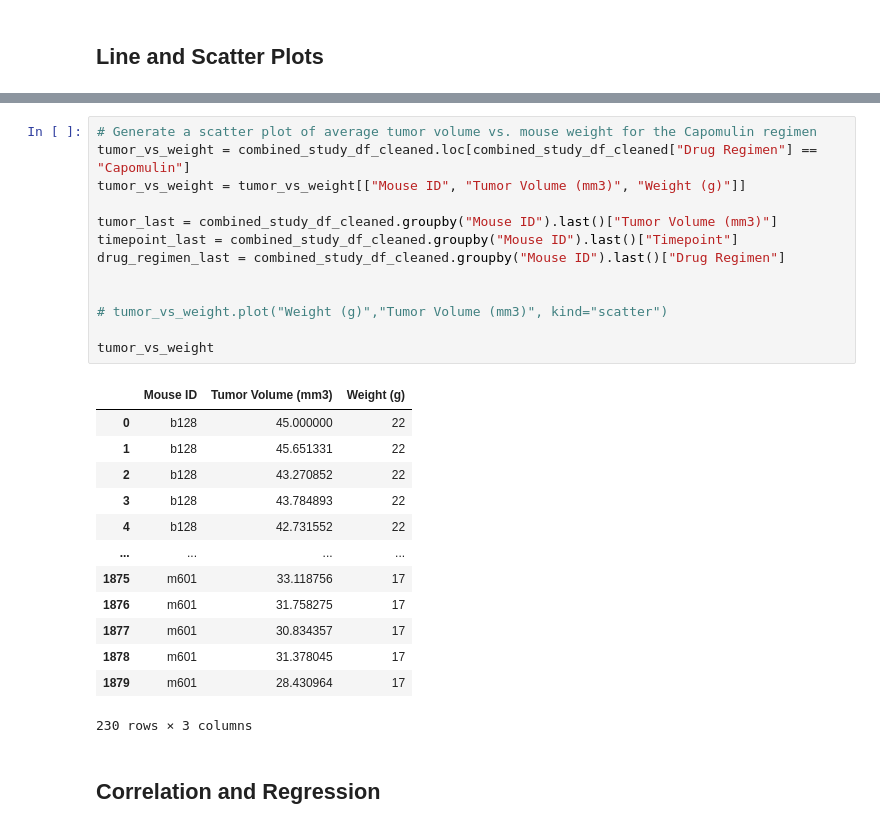
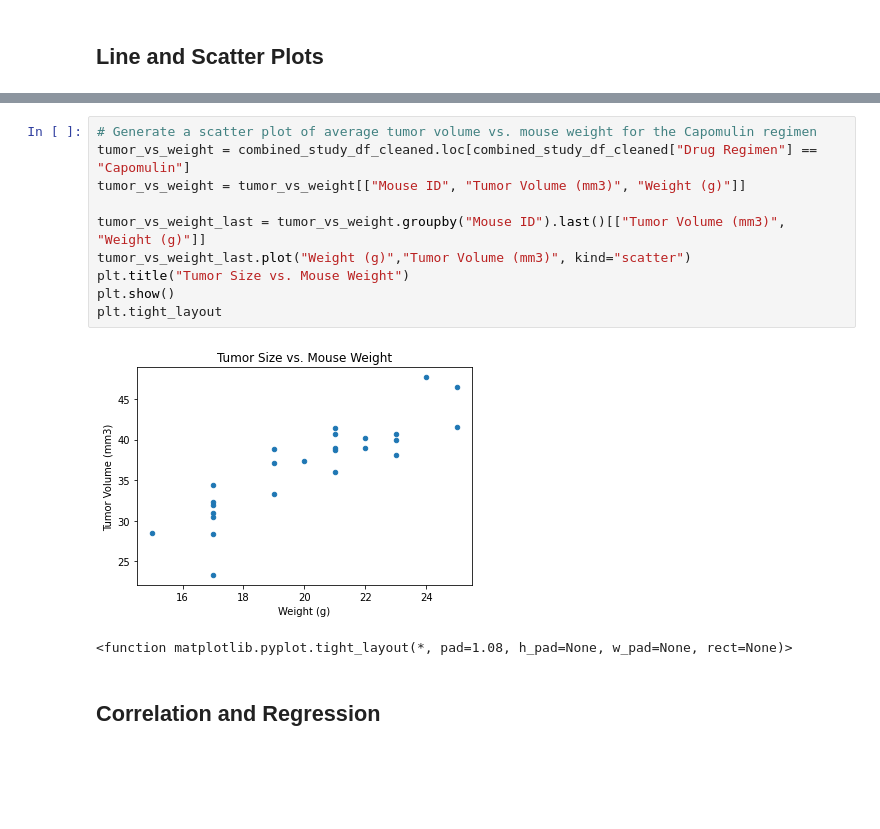
Before and after one commit to CCom20/matplot-challenge, a Jupyter notebook: pymaceuticals_analysis.ipynb, the cells around one changed output, grey strips where cells are left out. Cells and saved outputs as stored; diff of their text form; blank space fills up the shorter version.

```diff
--- a/pymaceuticals_analysis.ipynb
+++ b/pymaceuticals_analysis.ipynb
@@ -288,30 +288,16 @@ Text(0.5, 1.0, 'Tumor Size for Mouse b128 Over Time')
 # %%
 # Generate a scatter plot of average tumor volume vs. mouse weight for the Capomulin regimen
 tumor_vs_weight = combined_study_df_cleaned.loc[combined_study_df_cleaned["Drug Regimen"] == "Capomulin"]
 tumor_vs_weight = tumor_vs_weight[["Mouse ID", "Tumor Volume (mm3)", "Weight (g)"]]
 
-tumor_last = combined_study_df_cleaned.groupby("Mouse ID").last()["Tumor Volume (mm3)"]
-timepoint_last = combined_study_df_cleaned.groupby("Mouse ID").last()["Timepoint"]
-drug_regimen_last = combined_study_df_cleaned.groupby("Mouse ID").last()["Drug Regimen"]
-
-
-# tumor_vs_weight.plot("Weight (g)","Tumor Volume (mm3)", kind="scatter")
-
-tumor_vs_weight
+tumor_vs_weight_last = tumor_vs_weight.groupby("Mouse ID").last()[["Tumor Volume (mm3)", "Weight (g)"]]
+tumor_vs_weight_last.plot("Weight (g)","Tumor Volume (mm3)", kind="scatter")
+plt.title("Tumor Size vs. Mouse Weight")
+plt.show()
+plt.tight_layout
 # %% [output]
-|  | Mouse ID | Tumor Volume (mm3) | Weight (g) |
-| 0 | b128 | 45.000000 | 22 |
-| 1 | b128 | 45.651331 | 22 |
-| 2 | b128 | 43.270852 | 22 |
-| 3 | b128 | 43.784893 | 22 |
-| 4 | b128 | 42.731552 | 22 |
-| ... | ... | ... | ... |
-| 1875 | m601 | 33.118756 | 17 |
-| 1876 | m601 | 31.758275 | 17 |
-| 1877 | m601 | 30.834357 | 17 |
-| 1878 | m601 | 31.378045 | 17 |
-| 1879 | m601 | 28.430964 | 17 |
+[figure, added]
-230 rows × 3 columns
+<function matplotlib.pyplot.tight_layout(*, pad=1.08, h_pad=None, w_pad=None, rect=None)>
 # %% [markdown]
 ## Correlation and Regression
 # %%
```
Also changed, not shown: parts of 2 cells of this notebook.
